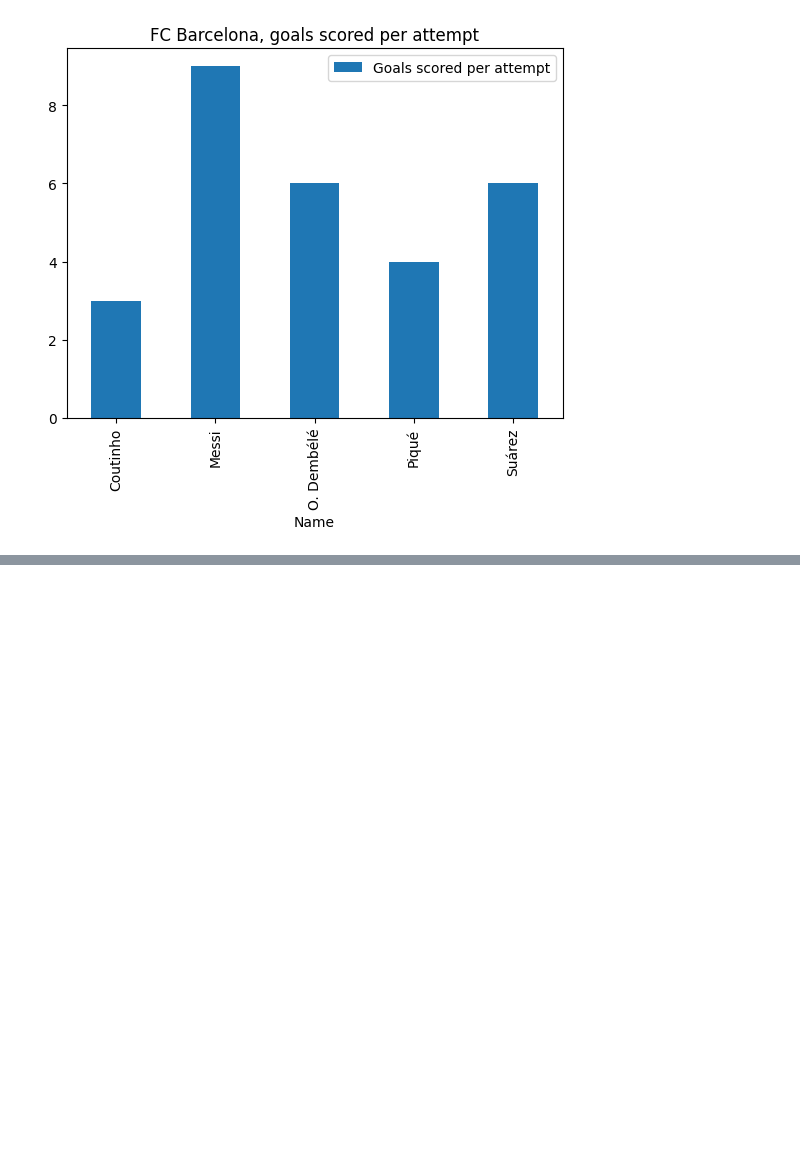
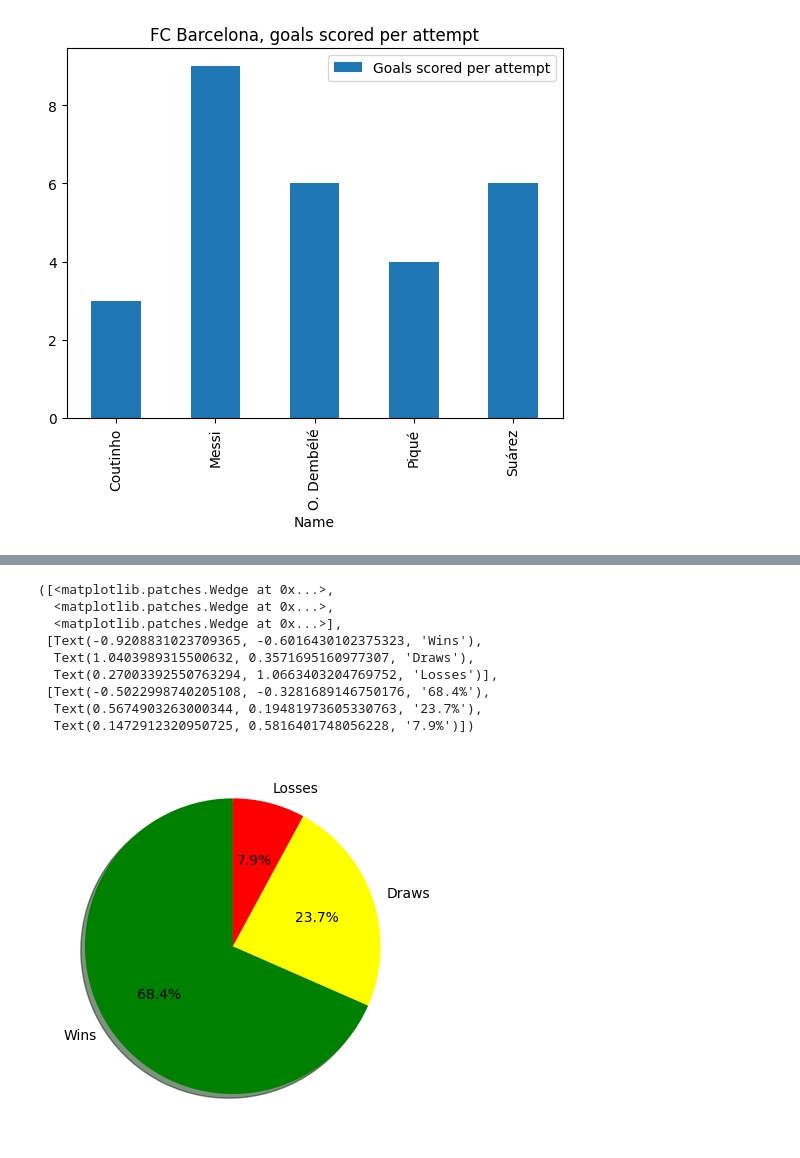
Before and after one commit to Mordson/LaLiga_analyze, a Jupyter notebook: Inzynieria.ipynb, the cells around one changed output, grey strips where cells are left out. Cells and saved outputs as stored; diff of their text form; code cells hidden in the pictures; blank space fills up the shorter version.

```diff
--- a/Inzynieria.ipynb
+++ b/Inzynieria.ipynb
@@ -57,0 +60,3 @@ Goals_Barcelona_per_player.plot(kind='bar', x='Name', y='Goals scored per attemp
+# %%
+DfLiga = pd.read_csv('season-1819_csv.csv') # read csv file
+DfLiga.head(5) # show first 5 rows
@@ -57,0 +71,21 @@ Goals_Barcelona_per_player.plot(kind='bar', x='Name', y='Goals scored per attemp
+# %%
+BarcelonaHome = DfLiga[DfLiga['HomeTeam'] == 'Barcelona']['FTR'].value_counts() # show results for FC Barcelona as home team
+BarcelonaAway = DfLiga[DfLiga['AwayTeam'] == 'Barcelona']['FTR'].value_counts() # show results for FC Barcelona as away team
+# %%
+Wins = BarcelonaHome['H'] + BarcelonaAway['A'] # show sum of wins
+Draws = BarcelonaHome['D'] + BarcelonaAway['D'] # show sum of draws
+Losses = BarcelonaHome['A'] + BarcelonaAway['H'] # show sum of losses
+Matches = [Wins, Draws, Losses] # show list of matches
+# %%
+plt.pie(Matches, labels=['Wins', 'Draws', 'Losses'], autopct='%1.1f%%', shadow=True, startangle=90, colors=['green', 'yellow', 'red']) # show pie chart
+# %% [output]
+([<matplotlib.patches.Wedge at 0x...>,
+  <matplotlib.patches.Wedge at 0x...>,
+  <matplotlib.patches.Wedge at 0x...>],
+ [Text(-0.9208831023709365, -0.6016430102375323, 'Wins'),
+  Text(1.0403989315500632, 0.3571695160977307, 'Draws'),
+  Text(0.27003392550763294, 1.0663403204769752, 'Losses')],
+ [Text(-0.5022998740205108, -0.3281689146750176, '68.4%'),
+  Text(0.5674903263000344, 0.19481973605330763, '23.7%'),
+  Text(0.1472912320950725, 0.5816401748056228, '7.9%')])
+[figure, added]
```
Also changed, not shown: parts of 10 cells of this notebook, 1 other file.
